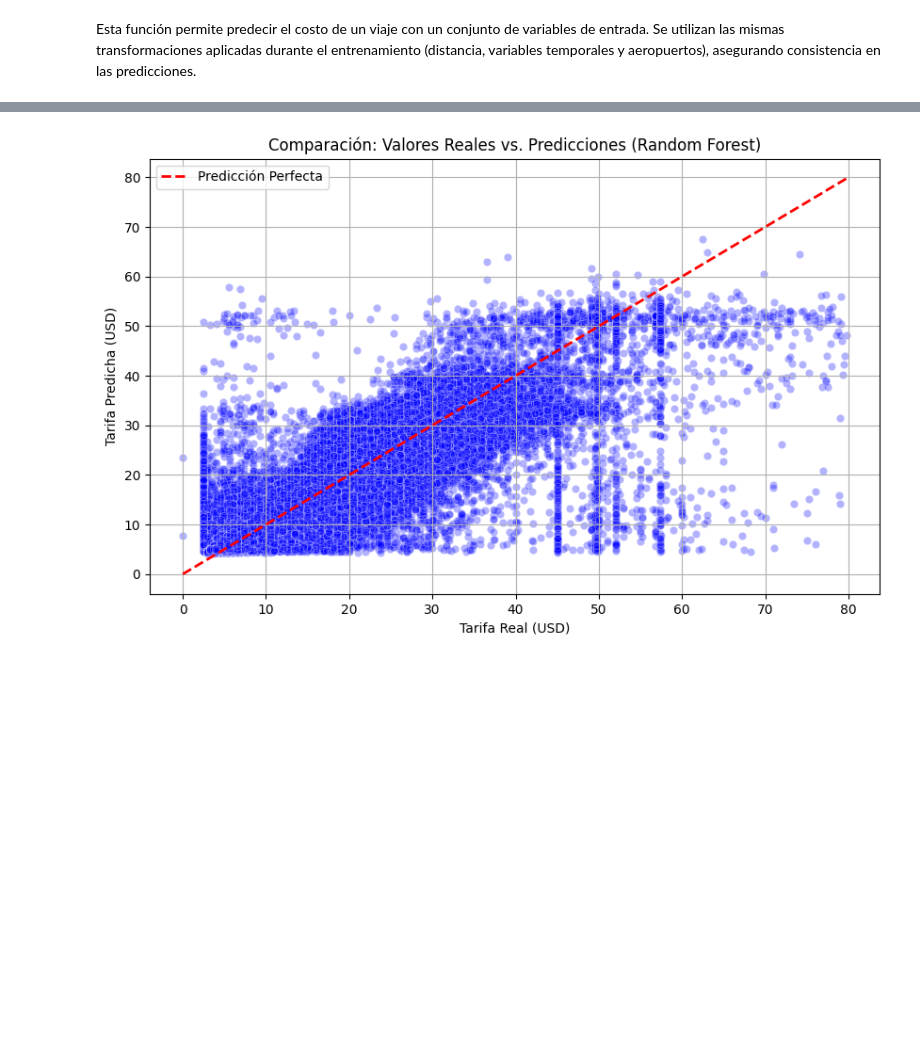
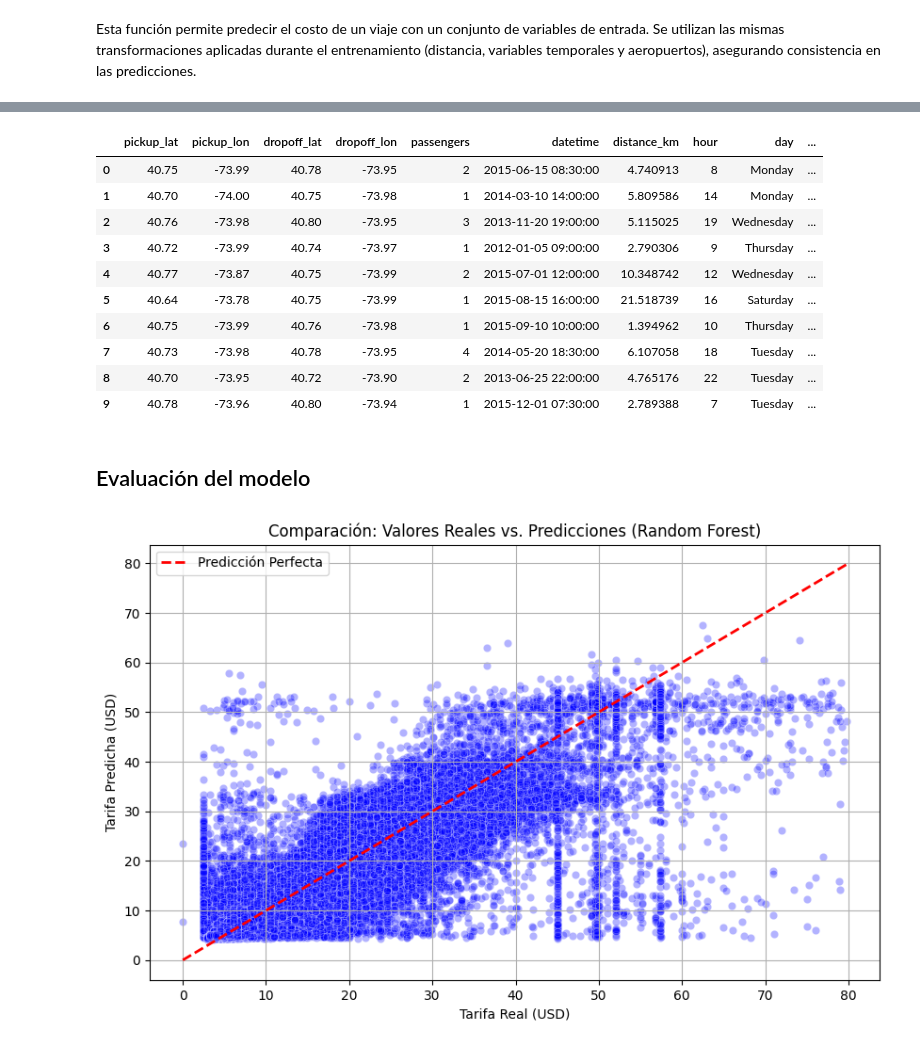
Before and after one commit to ArielaMishaanCohen/Proyecto-1, a Jupyter notebook: proyecto1.ipynb, the cells around one changed output, grey strips where cells are left out. Saved outputs shown, nothing was run; the diff lists cells and outputs as text; code cells hidden in the pictures; blank space fills up the shorter version.

```diff
--- a/proyecto1.ipynb
+++ b/proyecto1.ipynb
@@ -550,3 +588,40 @@ np.float64(14.532573237509578)
+# %%
+df_tests = pd.DataFrame(tests, columns=[
+    "pickup_lat", "pickup_lon", "dropoff_lat", "dropoff_lon",
+    "passengers", "datetime"
+])
+
+df_tests["datetime"] = pd.to_datetime(df_tests["datetime"])
+
+df_tests["distance_km"] = haversine(
+    df_tests["pickup_lat"],
+    df_tests["pickup_lon"],
+    df_tests["dropoff_lat"],
+    df_tests["dropoff_lon"]
+)
+
+df_tests["hour"] = df_tests["datetime"].dt.hour
+df_tests["day"] = df_tests["datetime"].dt.day_name()
+df_tests["is_weekend"] = df_tests["datetime"].dt.weekday >= 5
+df_tests["is_rush_hour"] = df_tests["hour"].isin([7,8,9,16,17,18,19])
+
+df_tests["predicted_fare"] = results
+
+df_tests
+# %% [output]
+|  | pickup_lat | pickup_lon | dropoff_lat | dropoff_lon | passengers | datetime | distance_km | hour | day | ... |
+| 0 | 40.75 | -73.99 | 40.78 | -73.95 | 2 | 2015-06-15 08:30:00 | 4.740913 | 8 | Monday | ... |
+| 1 | 40.70 | -74.00 | 40.75 | -73.98 | 1 | 2014-03-10 14:00:00 | 5.809586 | 14 | Monday | ... |
+| 2 | 40.76 | -73.98 | 40.80 | -73.95 | 3 | 2013-11-20 19:00:00 | 5.115025 | 19 | Wednesday | ... |
+| 3 | 40.72 | -73.99 | 40.74 | -73.97 | 1 | 2012-01-05 09:00:00 | 2.790306 | 9 | Thursday | ... |
+| 4 | 40.77 | -73.87 | 40.75 | -73.99 | 2 | 2015-07-01 12:00:00 | 10.348742 | 12 | Wednesday | ... |
+| 5 | 40.64 | -73.78 | 40.75 | -73.99 | 1 | 2015-08-15 16:00:00 | 21.518739 | 16 | Saturday | ... |
+| 6 | 40.75 | -73.99 | 40.76 | -73.98 | 1 | 2015-09-10 10:00:00 | 1.394962 | 10 | Thursday | ... |
+| 7 | 40.73 | -73.98 | 40.78 | -73.95 | 4 | 2014-05-20 18:30:00 | 6.107058 | 18 | Tuesday | ... |
+| 8 | 40.70 | -73.95 | 40.72 | -73.90 | 2 | 2013-06-25 22:00:00 | 4.765176 | 22 | Tuesday | ... |
+| 9 | 40.78 | -73.96 | 40.80 | -73.94 | 1 | 2015-12-01 07:30:00 | 2.789388 | 7 | Tuesday | ... |
+# %% [markdown]
+## Evaluación del modelo
 # %%
 plt.figure(figsize=(10, 6))
 sns.scatterplot(x=y_test, y=y_pred_rf, alpha=0.3, color='blue')
```
Also changed, not shown: parts of 6 cells of this notebook, 3 other files.
